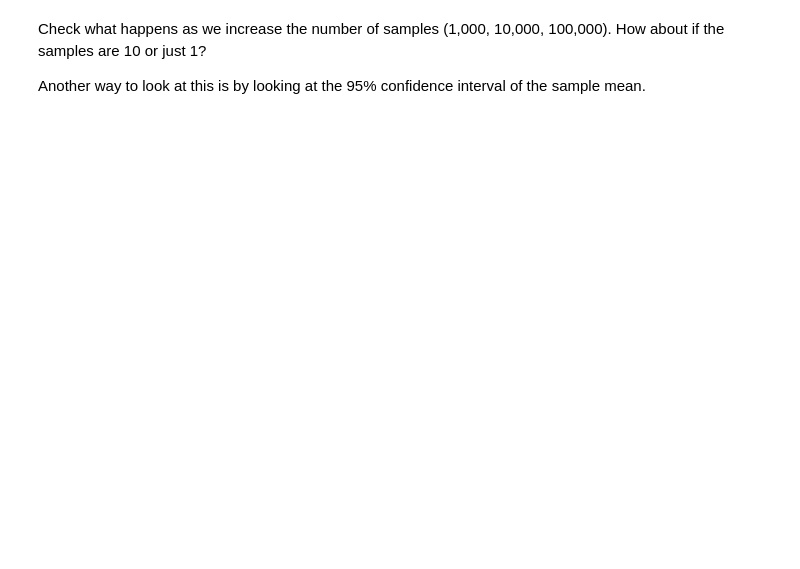
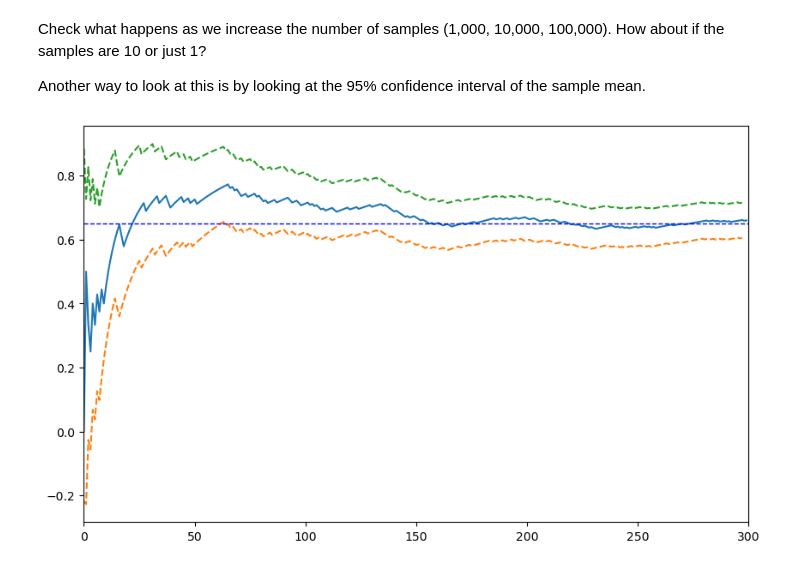
Before and after one commit to rdsiese/MANDES, a Jupyter notebook: 1_Monte_Carlo_CLT.ipynb, the cells around one changed output. Cells and saved outputs as stored; diff of their text form; code cells hidden in the pictures; blank space fills up the shorter version.

```diff
--- a/1_Monte_Carlo_CLT.ipynb
+++ b/1_Monte_Carlo_CLT.ipynb
@@ -47,19 +54,6 @@ plt.axhline(y=0.65, color='red', linestyle='--', linewidth=0.7, label='0.65');
 We have seen what happens with one sample of different sizes. Now let's look at several samples.
 
 We start with 10 samples, each one of size 100. We will then generate more samples of larger size.
-# %%
-n=100
-draws = 10
-plt.yticks(np.arange(0, 1.1, 0.1))
-
-for i in range(0,draws):
-    samplemean = np.zeros(n+1)
-    coin = np.random.binomial(1,0.65,n)
-    for i in range (0,n):
-        samplemean[i+1] = samplemean[i]*i/(i+1) + coin[i]/(i+1)
-    plt.plot(samplemean[1:])
-
-plt.axhline(y=0.65, color='blue', linestyle='--', linewidth=0.7, label='0.65');
 # %% [markdown]
 Let's look at how the sample mean is distributed if we take many samples. Recall that the sample mean is the last value of the sequential means (the last value of each *path*).
 # %%
@@ -91,20 +88,22 @@ Another way to look at this is by looking at the 95% confidence interval of the
 # %%
 n=300
 stdv = np.sqrt(1*0.65*(1-0.65))
 
 samplemean = np.zeros(n+1)
 supp = np.zeros(n+1)
 inff = np.zeros(n+1)
 
 coin = np.random.binomial(1,0.65,n)
 for i in range(0,n):
     samplemean[i+1] = samplemean[i]*i/(i+1) + coin[i]/(i+1)
     inff[i+1] = samplemean[i+1] - 2*stdv/np.sqrt(i+1)
     supp[i+1] = samplemean[i+1] + 2*stdv/np.sqrt(i+1)
 
-plt.figure(figsize=(7, 4))
+plt.figure(figsize=(10, 6))
 plt.plot(samplemean[1:])
 plt.plot(inff[3:], linestyle='--')
 plt.plot(supp[3:], linestyle='--')
 plt.xlim(left=0, right=n)
 plt.axhline(y=0.65, color='blue', linestyle='--', linewidth=1, label='0.65');
+# %% [output]
+[figure, added]
```
Also changed, not shown: parts of 5 cells of this notebook.
